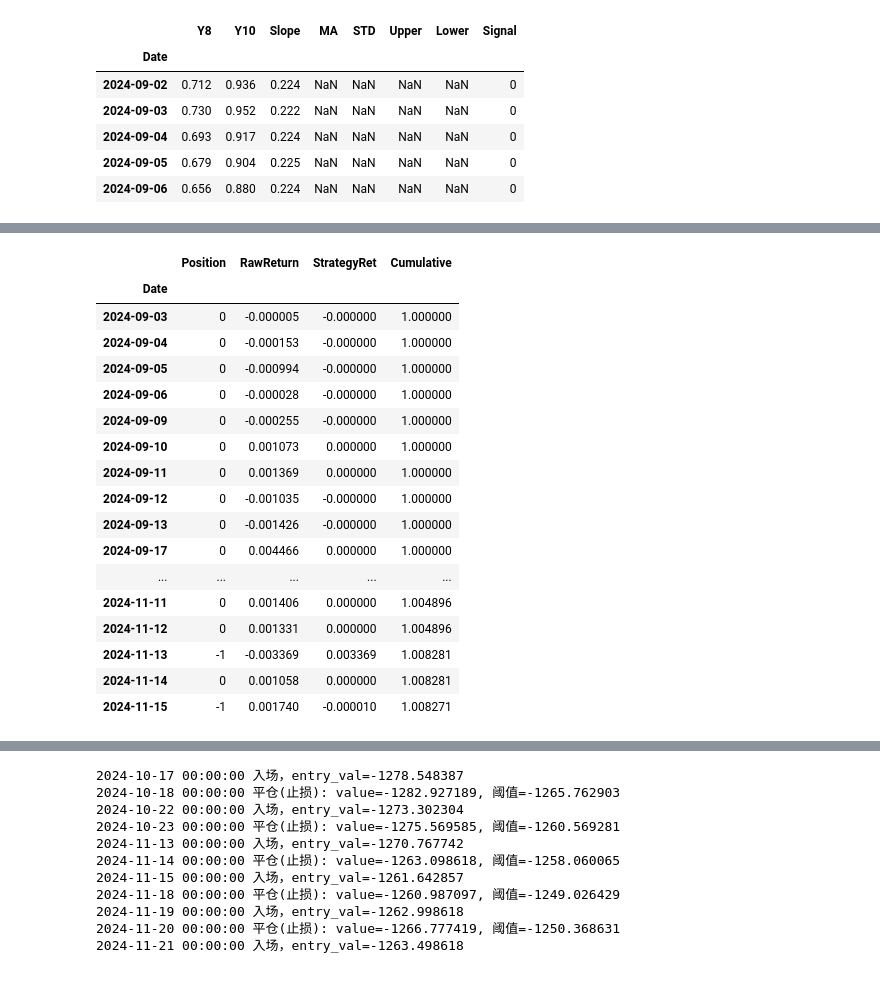
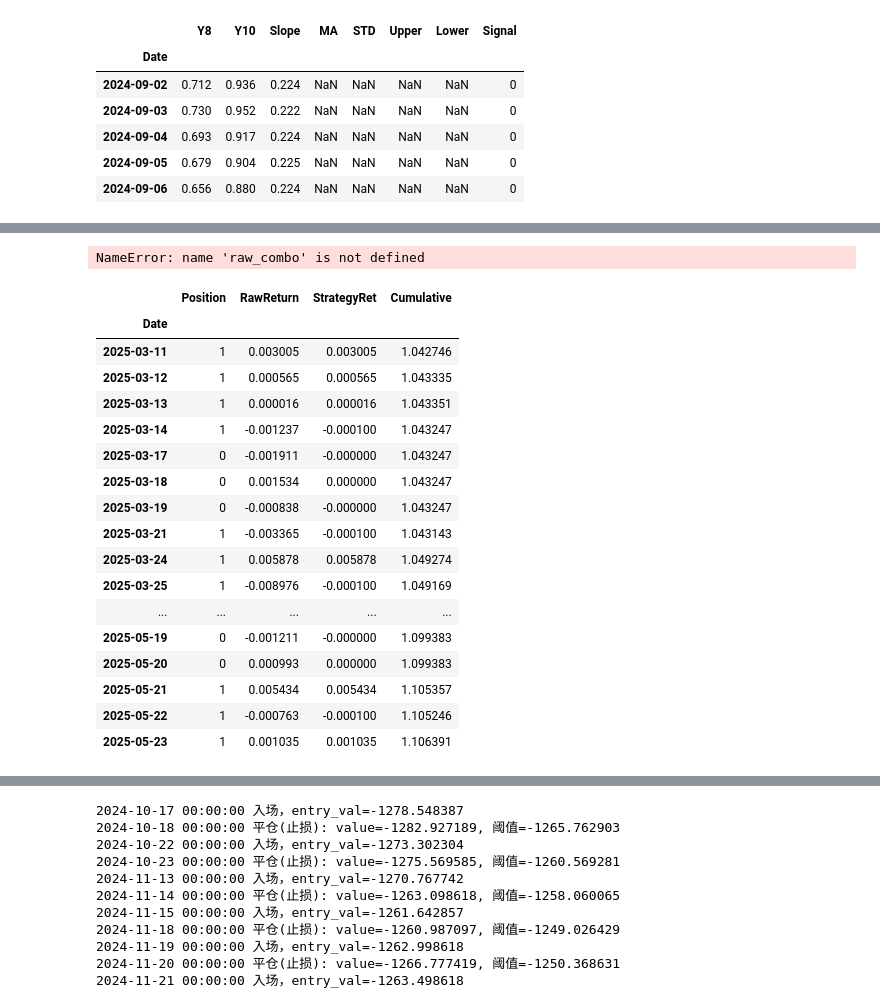
Before and after one commit to tenofovir/stock_analysis_tool, a Jupyter notebook: Quant.ipynb, the cells around one changed output, grey strips where cells are left out. Drawn from its saved outputs; the diff is of its cells as text; code cells hidden in the pictures.

Commit message:
Add files via upload
new ust strat

```diff
--- a/Quant.ipynb
+++ b/Quant.ipynb
@@ -880,8 +993,8 @@ signals.head(5)
 def strat_intraday_signal(signals, prices):
     return signals['Signal'].reindex(prices.index).fillna(0).astype(int)
 
-start_date, end_date = '20240501', '20250520'
-signals = fetch_jgb_yields(start_date, end_date, window=30)
+start_date, end_date = '20240901', '20250522'
+signals = fetch_jgb_yields(start_date, end_date, window=40)
 # 2. ETF 价格
 symbols = {'Short':'236a.jp', 'Long':'2561.jp'}
 prices = fetch_etf_prices(symbols, start_date, end_date)
@@ -891,7 +1004,7 @@ bt = run_backtest(
     signals, prices, durations,
     position_fn=strat_intraday_signal,
     intraday=True,
-    stop_loss=0.0001   # 0.01% 日内止损
+    stop_loss=0.01   # 未加百分比 日内止损
 )
 plot_results(bt)
 # %% [output]
@@ -900,0 +1014,19 @@ cumulative return is: 12.111537662607063
+# %%
+#日内策略 只在跌破止损平仓
+def strat_intraday_signal(signals, prices):
+    return signals['Signal'].reindex(prices.index).fillna(0).astype(int)
+
+start_date, end_date = '20240901', '20250523'
+signals = fetch_ust_yield_spread(start_date, end_date, window=40)
+# 2. ETF 价格
+symbols = {'Short':'2856.jp', 'Long':'2621.jp'}
+prices = fetch_etf_prices(symbols, start_date, end_date)
+    # 3. 回测
+durations = {'Short': 4.22, 'Long': 15.50}
+bt = run_backtest(
+    signals, prices, durations,
+    position_fn=strat_intraday_signal,
+    intraday=True,
+    stop_loss=0.0001   # 未加百分比 日内止损
+)
+plot_results(bt)
@@ -901,23 +1150,27 @@ cumulative return is: 12.111537662607063
+# %%
+raw_combo[:50]
+# %% [output]
+NameError: name 'raw_combo' is not defined
 # %%
-bt.head(50)
+bt.tail(50)
 #bt.iloc[45:100]
 #bt.iloc[100:150]
 # %% [output]
 |  | Position | RawReturn | StrategyRet | Cumulative |
 | Date |  |  |  |  |
-| 2024-09-03 | 0 | -0.000005 | -0.000000 | 1.000000 |
-| 2024-09-04 | 0 | -0.000153 | -0.000000 | 1.000000 |
-| 2024-09-05 | 0 | -0.000994 | -0.000000 | 1.000000 |
-| 2024-09-06 | 0 | -0.000028 | -0.000000 | 1.000000 |
-| 2024-09-09 | 0 | -0.000255 | -0.000000 | 1.000000 |
-| 2024-09-10 | 0 | 0.001073 | 0.000000 | 1.000000 |
-| 2024-09-11 | 0 | 0.001369 | 0.000000 | 1.000000 |
-| 2024-09-12 | 0 | -0.001035 | -0.000000 | 1.000000 |
-| 2024-09-13 | 0 | -0.001426 | -0.000000 | 1.000000 |
-| 2024-09-17 | 0 | 0.004466 | 0.000000 | 1.000000 |
+| 2025-03-11 | 1 | 0.003005 | 0.003005 | 1.042746 |
+| 2025-03-12 | 1 | 0.000565 | 0.000565 | 1.043335 |
+| 2025-03-13 | 1 | 0.000016 | 0.000016 | 1.043351 |
+| 2025-03-14 | 1 | -0.001237 | -0.000100 | 1.043247 |
+| 2025-03-17 | 0 | -0.001911 | -0.000000 | 1.043247 |
+| 2025-03-18 | 0 | 0.001534 | 0.000000 | 1.043247 |
+| 2025-03-19 | 0 | -0.000838 | -0.000000 | 1.043247 |
+| 2025-03-21 | 1 | -0.003365 | -0.000100 | 1.043143 |
+| 2025-03-24 | 1 | 0.005878 | 0.005878 | 1.049274 |
+| 2025-03-25 | 1 | -0.008976 | -0.000100 | 1.049169 |
 | ... | ... | ... | ... | ... |
-| 2024-11-11 | 0 | 0.001406 | 0.000000 | 1.004896 |
-| 2024-11-12 | 0 | 0.001331 | 0.000000 | 1.004896 |
-| 2024-11-13 | -1 | -0.003369 | 0.003369 | 1.008281 |
-| 2024-11-14 | 0 | 0.001058 | 0.000000 | 1.008281 |
-| 2024-11-15 | -1 | 0.001740 | -0.000010 | 1.008271 |
+| 2025-05-19 | 0 | -0.001211 | -0.000000 | 1.099383 |
+| 2025-05-20 | 0 | 0.000993 | 0.000000 | 1.099383 |
+| 2025-05-21 | 1 | 0.005434 | 0.005434 | 1.105357 |
+| 2025-05-22 | 1 | -0.000763 | -0.000100 | 1.105246 |
+| 2025-05-23 | 1 | 0.001035 | 0.001035 | 1.106391 |
```
Also changed, not shown: parts of 13 cells of this notebook.
